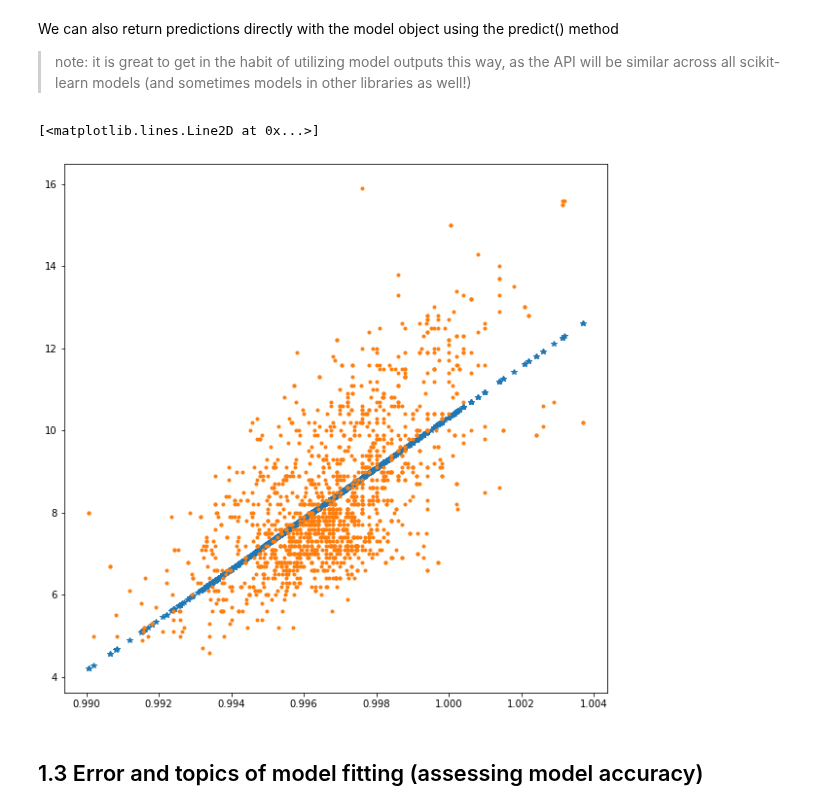
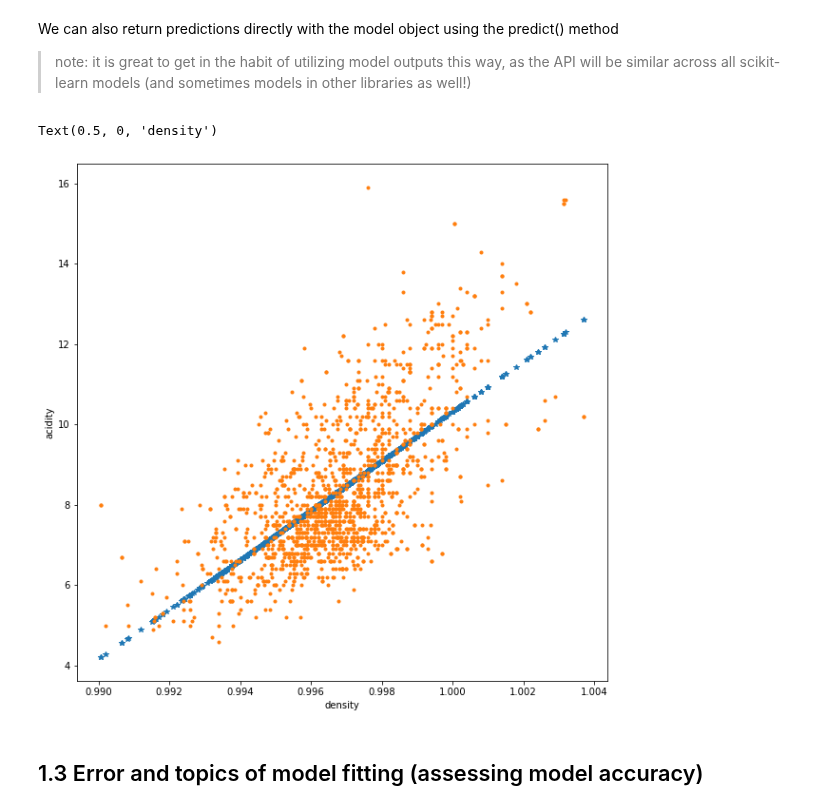
Before and after one commit to wesleybeckner/data_science_foundations, a Jupyter notebook: notebooks/S1_Regression_and_Analysis.ipynb, the cells around one changed output. Saved outputs shown, nothing was run; the diff lists cells and outputs as text; code cells hidden in the pictures.

```diff
--- a/notebooks/S1_Regression_and_Analysis.ipynb
+++ b/notebooks/S1_Regression_and_Analysis.ipynb
@@ -375,12 +384,14 @@ We can also return predictions directly with the model object using the predict(
 # %%
 # Another way to get this is using the model.predict function
 y_pred = model.predict(x)
 fig, ax = plt.subplots(1,1, figsize=(10,10))
 ax.plot(x, y_pred, ls='', marker='*')
 ax.plot(x, y, ls='', marker='.')
+ax.set_ylabel('acidity')
+ax.set_xlabel('density')
 # %% [output]
-[<matplotlib.lines.Line2D at 0x...>]
+Text(0.5, 0, 'density')
-[figure, old version]
+[figure, new version]
 # %% [markdown]
 ## 1.3 Error and topics of model fitting (assessing model accuracy)
 # %% [markdown]
```
Also changed, not shown: parts of 35 cells of this notebook, 44 other files.
